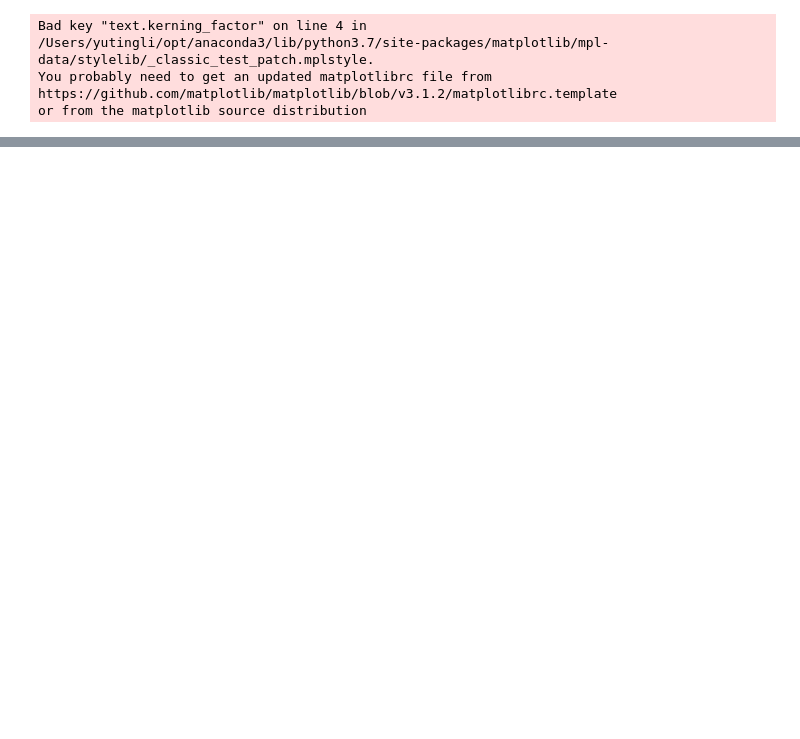
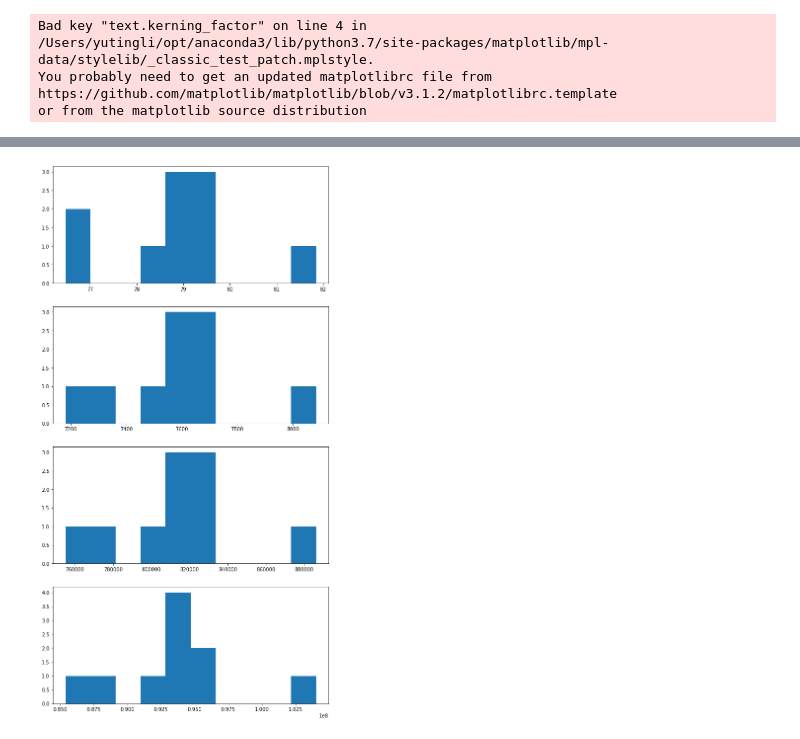
Before and after one commit to Irene-Li/BARW, a Jupyter notebook: BARW/plot_data.ipynb, the cells around one changed output, grey strips where cells are left out. Saved outputs shown, nothing was run; the diff lists cells and outputs as text; code cells hidden in the pictures; blank space fills up the shorter version.

```diff
--- a/BARW/plot_data.ipynb
+++ b/BARW/plot_data.ipynb
@@ -124,0 +178,12 @@ plt.show()
+# %%
+# Plot histogram of the moments of the final tracer distribution
+
+tracer_moments = np.array(tracer_moments)
+
+_, axes = plt.subplots(4, figsize=(10, 20))
+for i in range(4):
+    axes[i].hist(tracer_moments[:, i])
+
+plt.show()
+# %% [output]
+[figure, added]
```
Also changed, not shown: parts of 6 cells of this notebook, 11 other files.
